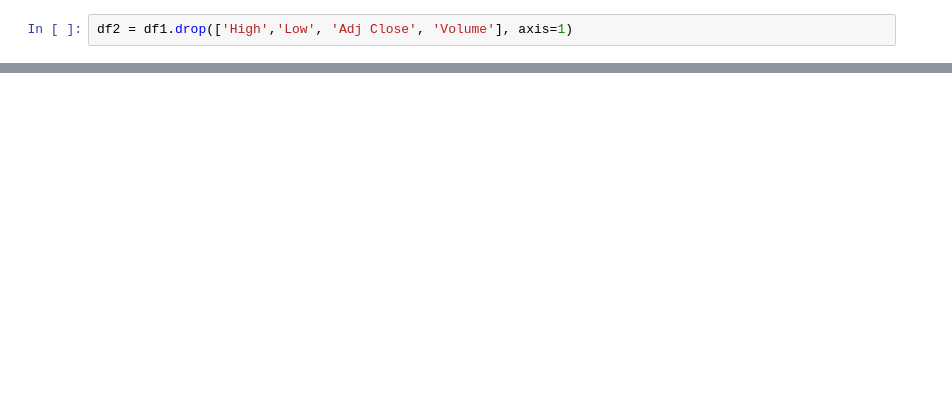
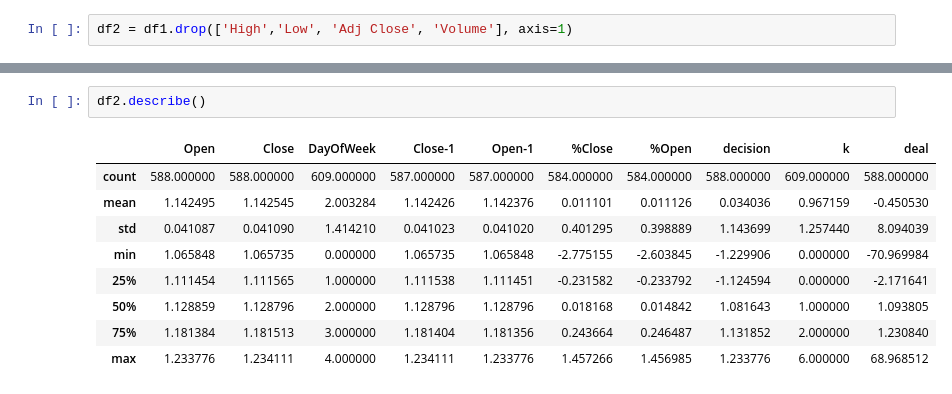
Before and after one commit to v5v5/trading, a Jupyter notebook: trade_strategy.ipynb, the cells around one changed output, grey strips where cells are left out. Drawn from its saved outputs; the diff is of its cells as text; blank space fills up the shorter version.

```diff
--- a/trade_strategy.ipynb
+++ b/trade_strategy.ipynb
@@ -150,0 +171,12 @@ trade()
+# %%
+df2.describe()
+# %% [output]
+|  | Open | Close | DayOfWeek | Close-1 | Open-1 | %Close | %Open | decision | k | deal |
+| count | 588.000000 | 588.000000 | 609.000000 | 587.000000 | 587.000000 | 584.000000 | 584.000000 | 588.000000 | 609.000000 | 588.000000 |
+| mean | 1.142495 | 1.142545 | 2.003284 | 1.142426 | 1.142376 | 0.011101 | 0.011126 | 0.034036 | 0.967159 | -0.450530 |
+| std | 0.041087 | 0.041090 | 1.414210 | 0.041023 | 0.041020 | 0.401295 | 0.398889 | 1.143699 | 1.257440 | 8.094039 |
+| min | 1.065848 | 1.065735 | 0.000000 | 1.065735 | 1.065848 | -2.775155 | -2.603845 | -1.229906 | 0.000000 | -70.969984 |
+| 25% | 1.111454 | 1.111565 | 1.000000 | 1.111538 | 1.111451 | -0.231582 | -0.233792 | -1.124594 | 0.000000 | -2.171641 |
+| 50% | 1.128859 | 1.128796 | 2.000000 | 1.128796 | 1.128796 | 0.018168 | 0.014842 | 1.081643 | 1.000000 | 1.093805 |
+| 75% | 1.181384 | 1.181513 | 3.000000 | 1.181404 | 1.181356 | 0.243664 | 0.246487 | 1.131852 | 2.000000 | 1.230840 |
+| max | 1.233776 | 1.234111 | 4.000000 | 1.234111 | 1.233776 | 1.457266 | 1.456985 | 1.233776 | 6.000000 | 68.968512 |
```
Also changed, not shown: parts of 16 cells of this notebook.
